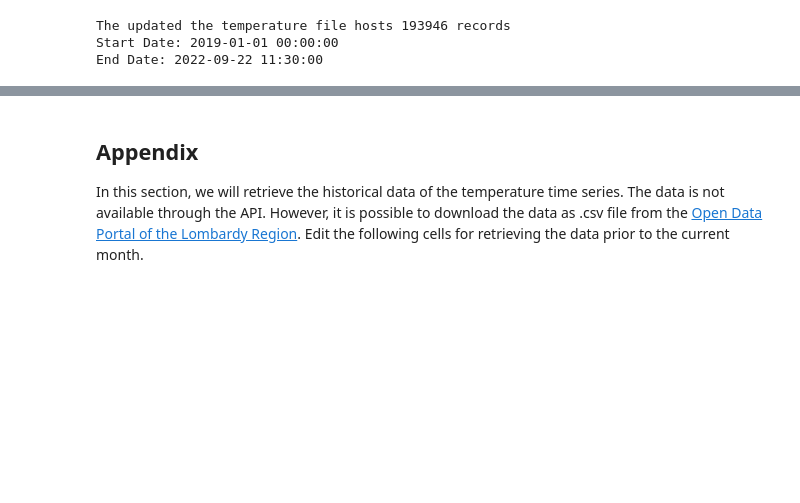
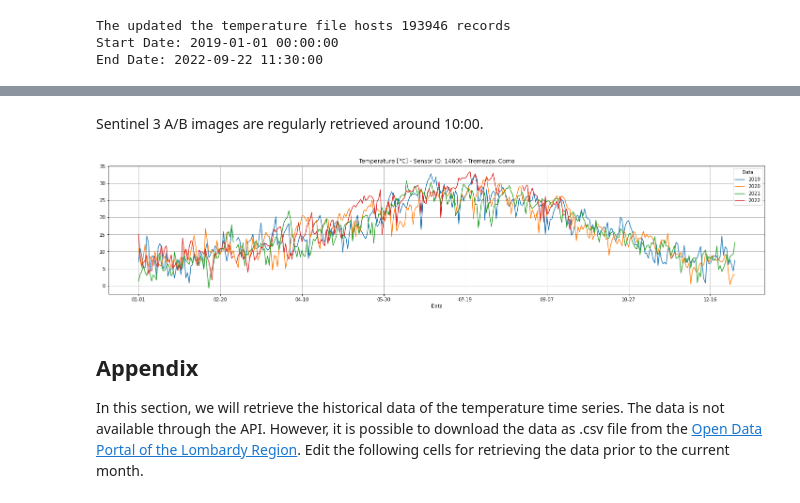
Before and after one commit to JFToro192/jpnbWQPsimile, a Jupyter notebook: notebooks/downloadMeteoARPA.ipynb, the cells around one changed output, grey strips where cells are left out. Saved outputs shown, nothing was run; the diff lists cells and outputs as text; code cells hidden in the pictures; blank space fills up the shorter version.

```diff
--- a/notebooks/downloadMeteoARPA.ipynb
+++ b/notebooks/downloadMeteoARPA.ipynb
@@ -183,3 +187,25 @@ df.to_csv(os.path.join(cwd['wqp_path'],'meteoTemp.csv'),index=False)
+# %%
+# Load available records
+df = pd.read_csv(os.path.join(cwd['wqp_path'],'meteoTemp.csv'))
+df["IdSensore"] = df['IdSensore'].astype('int')
+df["Data"] = pd.to_datetime(df['Data'])
+df["Valore"] = df['Valore'].astype('float')
+df["idOperatore"] = df['idOperatore'].astype('int')
+df["Stato"] = df['Stato'].astype('str')
+df = df.set_index('Data')
+# %% [markdown]
+Sentinel 3 A/B images are regularly retrieved around 10:00.
+# %%
+df_t = df[df.index.hour==10]
+# %%
+pv = pd.pivot_table(df_t, index=df_t.index.strftime('%m-%d'), columns=df_t.index.year,
+                    values='Valore')
+fig, ax = plt.subplots(figsize=(25, 5))
+pv.plot(ax=ax)
+ax.set_title('Temperature [°C] - Sensor ID: 14606 - Tremezzo, Como' - 10)
+ax.grid()
+# %% [output]
+[figure, added]
 # %% [markdown]
 <h2 id='Appendix'>Appendix</h2>
 
```
Also changed, not shown: parts of 6 cells of this notebook, 1 other file.
